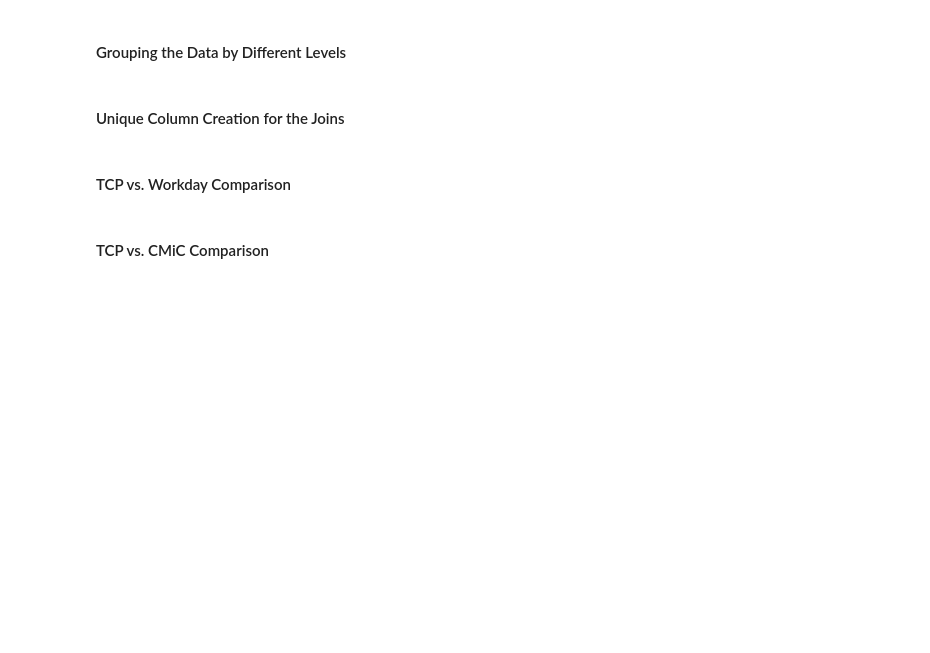
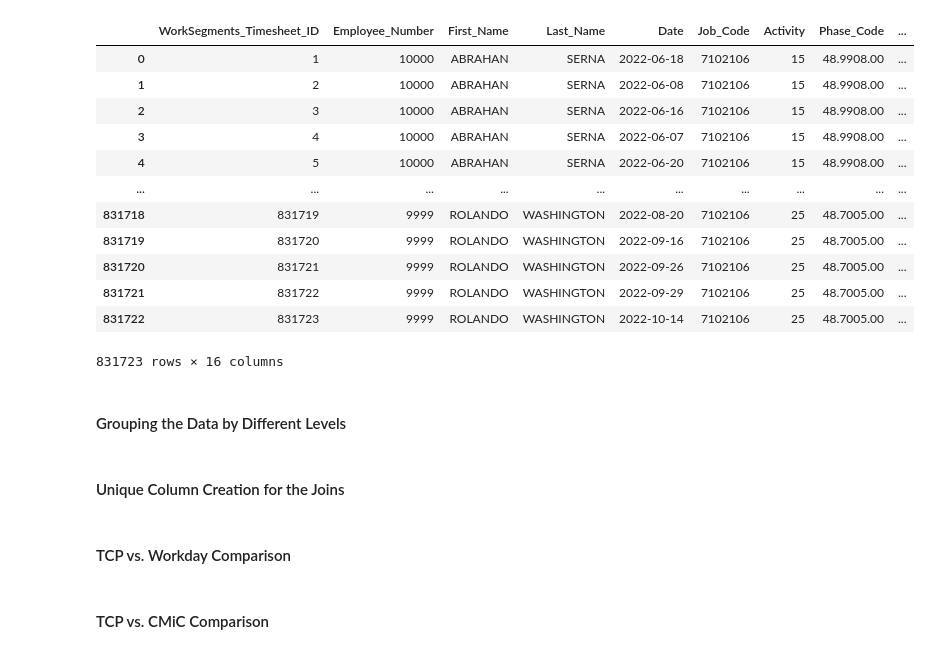
Before and after one commit to jbeachyMoss/LaborHours_Compare, a Jupyter notebook: DataValidation.ipynb, the cells around one changed output. Saved outputs shown, nothing was run; the diff lists cells and outputs as text; code cells hidden in the pictures; blank space fills up the shorter version.

```diff
--- a/DataValidation.ipynb
+++ b/DataValidation.ipynb
@@ -48,12 +47,30 @@ tcp_df = tcp_df.loc[tcp_df['Job_Code'].str.startswith('710')]
 tcp_df = tcp_df.loc[tcp_df['Task'].isin(['LH','LHA'])]
 #Filter: Only keeping Moss Labor Hourly - excluding subs
 tcp_df = tcp_df.loc[tcp_df['Department']=='710']
+#Excluding this list of employees because they submit their time directly into Workday
+tcp_df = tcp_df.loc[tcp_df['Employee_Number'].notin()]
 #Creating a total hours column
 tcp_df['total_hours'] = tcp_df['Regular_Hours'] + tcp_df['Overtime_Hours']
 #Renaming Relevant Columns
 tcp_df = tcp_df.rename({'Employee_Number':'EEID','Job_Code':'Job','Activity':'Sub_Job','total_hours':'Hours'},axis='columns')
 tcp_cols_keep = ['EEID' , 'Date' , 'Job' , 'Sub_Job' , 'Hours']
 tcp_df_comp = tcp_df.loc[:,tcp_cols_keep]
+# %%
+tcp_df
+# %% [output]
+|  | WorkSegments_Timesheet_ID | Employee_Number | First_Name | Last_Name | Date | Job_Code | Activity | Phase_Code | ... |
+| 0 | 1 | 10000 | ABRAHAN | SERNA | 2022-06-18 | 7102106 | 15 | 48.9908.00 | ... |
+| 1 | 2 | 10000 | ABRAHAN | SERNA | 2022-06-08 | 7102106 | 15 | 48.9908.00 | ... |
+| 2 | 3 | 10000 | ABRAHAN | SERNA | 2022-06-16 | 7102106 | 15 | 48.9908.00 | ... |
+| 3 | 4 | 10000 | ABRAHAN | SERNA | 2022-06-07 | 7102106 | 15 | 48.9908.00 | ... |
+| 4 | 5 | 10000 | ABRAHAN | SERNA | 2022-06-20 | 7102106 | 15 | 48.9908.00 | ... |
+| ... | ... | ... | ... | ... | ... | ... | ... | ... | ... |
+| 831718 | 831719 | 9999 | ROLANDO | WASHINGTON | 2022-08-20 | 7102106 | 25 | 48.7005.00 | ... |
+| 831719 | 831720 | 9999 | ROLANDO | WASHINGTON | 2022-09-16 | 7102106 | 25 | 48.7005.00 | ... |
+| 831720 | 831721 | 9999 | ROLANDO | WASHINGTON | 2022-09-26 | 7102106 | 25 | 48.7005.00 | ... |
+| 831721 | 831722 | 9999 | ROLANDO | WASHINGTON | 2022-09-29 | 7102106 | 25 | 48.7005.00 | ... |
+| 831722 | 831723 | 9999 | ROLANDO | WASHINGTON | 2022-10-14 | 7102106 | 25 | 48.7005.00 | ... |
+831723 rows × 16 columns
 # %%
 wd_pr_df = wd_pr_df_dev.copy()
 # %%
```
Also changed, not shown: parts of 1 cell of this notebook.
